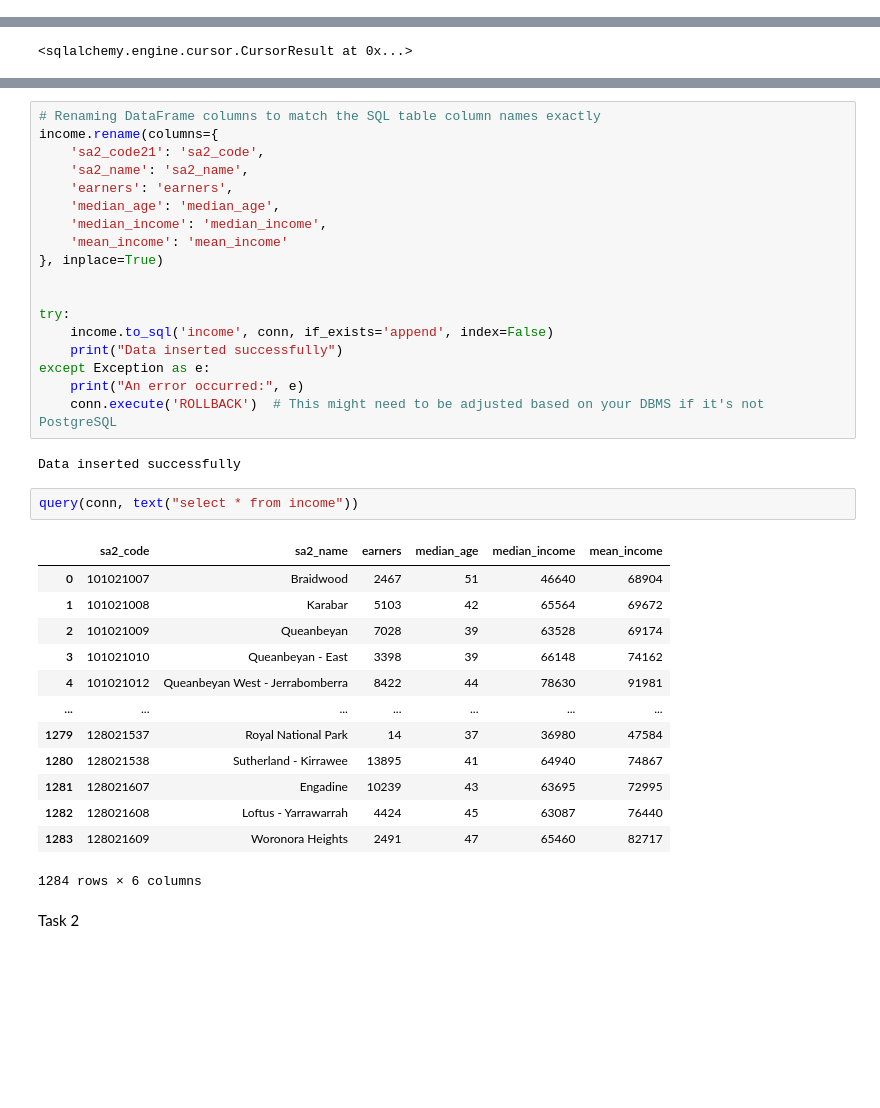
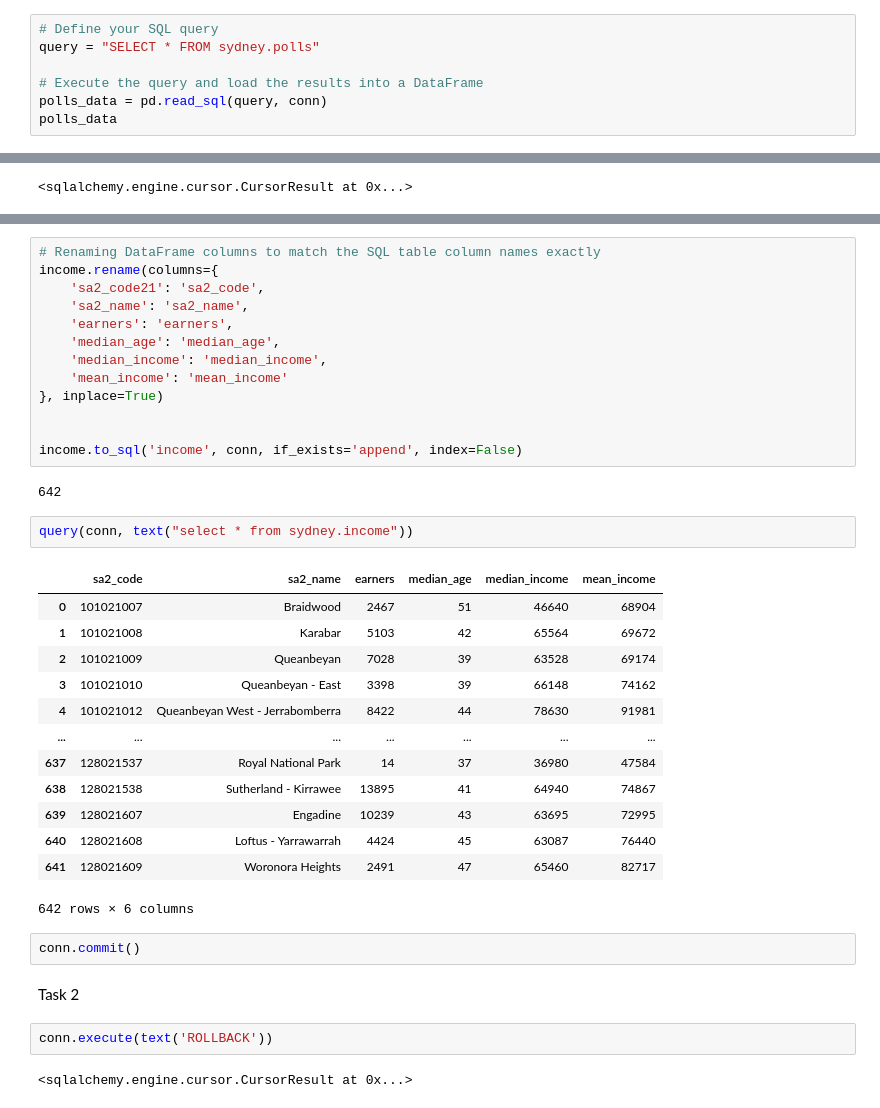
Before and after one commit to Loki4099/data2001_assignment, a Jupyter notebook: final_assignment.ipynb, the cells around one changed output, grey strips where cells are left out. Cells and saved outputs as stored; diff of their text form; blank space fills up the shorter version.

```diff
--- a/final_assignment.ipynb
+++ b/final_assignment.ipynb
@@ -677,0 +635,7 @@ query(conn, "select * from polls")
+# %%
+# Define your SQL query
+query = "SELECT * FROM sydney.polls"
+
+# Execute the query and load the results into a DataFrame
+polls_data = pd.read_sql(query, conn)
+polls_data
@@ -1097,29 +1087,30 @@ income.rename(columns={
 }, inplace=True)
 
 
-try:
-    income.to_sql('income', conn, if_exists='append', index=False)
-    print("Data inserted successfully")
-except Exception as e:
-    print("An error occurred:", e)
-    conn.execute('ROLLBACK')  # This might need to be adjusted based on your DBMS if it's not PostgreSQL
+income.to_sql('income', conn, if_exists='append', index=False)
 # %% [output]
-Data inserted successfully
+642
 # %%
-query(conn, text("select * from income"))
+query(conn, text("select * from sydney.income"))
 # %% [output]
 |  | sa2_code | sa2_name | earners | median_age | median_income | mean_income |
 | 0 | 101021007 | Braidwood | 2467 | 51 | 46640 | 68904 |
 | 1 | 101021008 | Karabar | 5103 | 42 | 65564 | 69672 |
 | 2 | 101021009 | Queanbeyan | 7028 | 39 | 63528 | 69174 |
 | 3 | 101021010 | Queanbeyan - East | 3398 | 39 | 66148 | 74162 |
 | 4 | 101021012 | Queanbeyan West - Jerrabomberra | 8422 | 44 | 78630 | 91981 |
 | ... | ... | ... | ... | ... | ... | ... |
-| 1279 | 128021537 | Royal National Park | 14 | 37 | 36980 | 47584 |
-| 1280 | 128021538 | Sutherland - Kirrawee | 13895 | 41 | 64940 | 74867 |
-| 1281 | 128021607 | Engadine | 10239 | 43 | 63695 | 72995 |
-| 1282 | 128021608 | Loftus - Yarrawarrah | 4424 | 45 | 63087 | 76440 |
-| 1283 | 128021609 | Woronora Heights | 2491 | 47 | 65460 | 82717 |
+| 637 | 128021537 | Royal National Park | 14 | 37 | 36980 | 47584 |
+| 638 | 128021538 | Sutherland - Kirrawee | 13895 | 41 | 64940 | 74867 |
+| 639 | 128021607 | Engadine | 10239 | 43 | 63695 | 72995 |
+| 640 | 128021608 | Loftus - Yarrawarrah | 4424 | 45 | 63087 | 76440 |
+| 641 | 128021609 | Woronora Heights | 2491 | 47 | 65460 | 82717 |
-1284 rows × 6 columns
+642 rows × 6 columns
+# %%
+conn.commit()
 # %% [markdown]
 Task 2
+# %%
+conn.execute(text('ROLLBACK'))
+# %% [output]
+<sqlalchemy.engine.cursor.CursorResult at 0x...>
```
Also changed, not shown: parts of 48 cells of this notebook.
